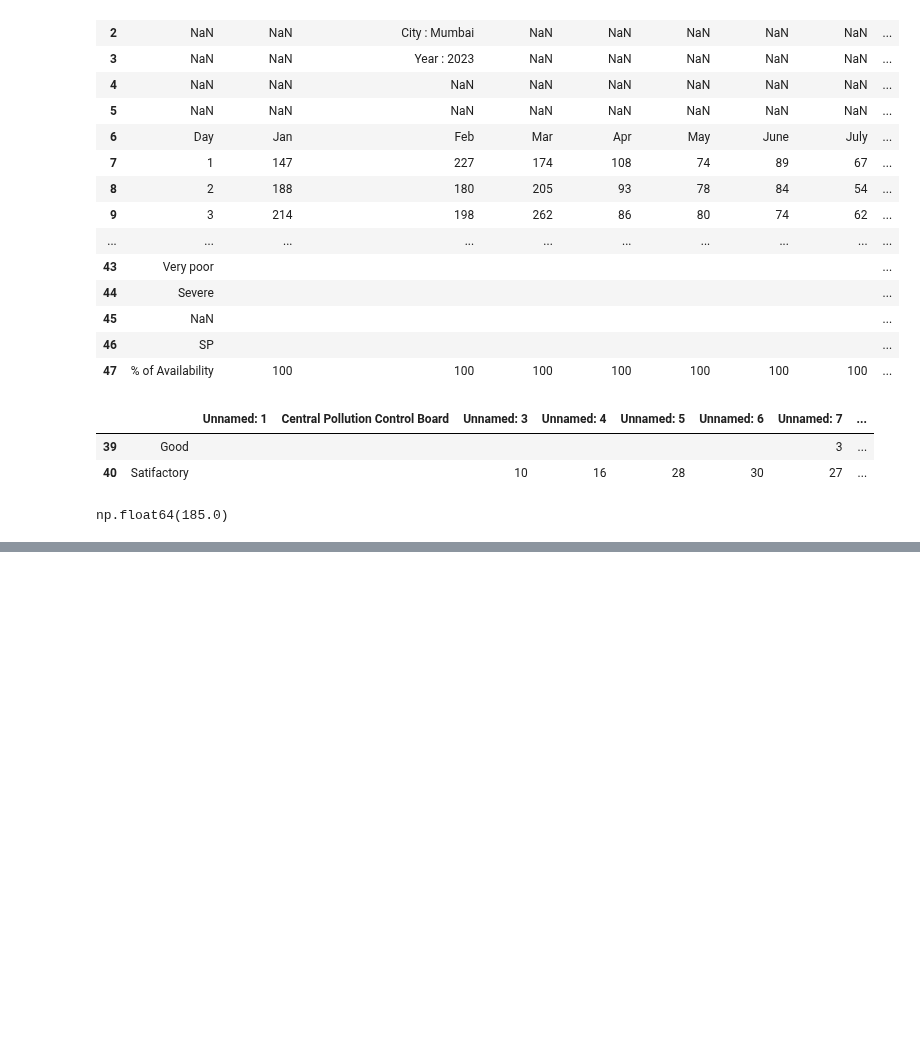
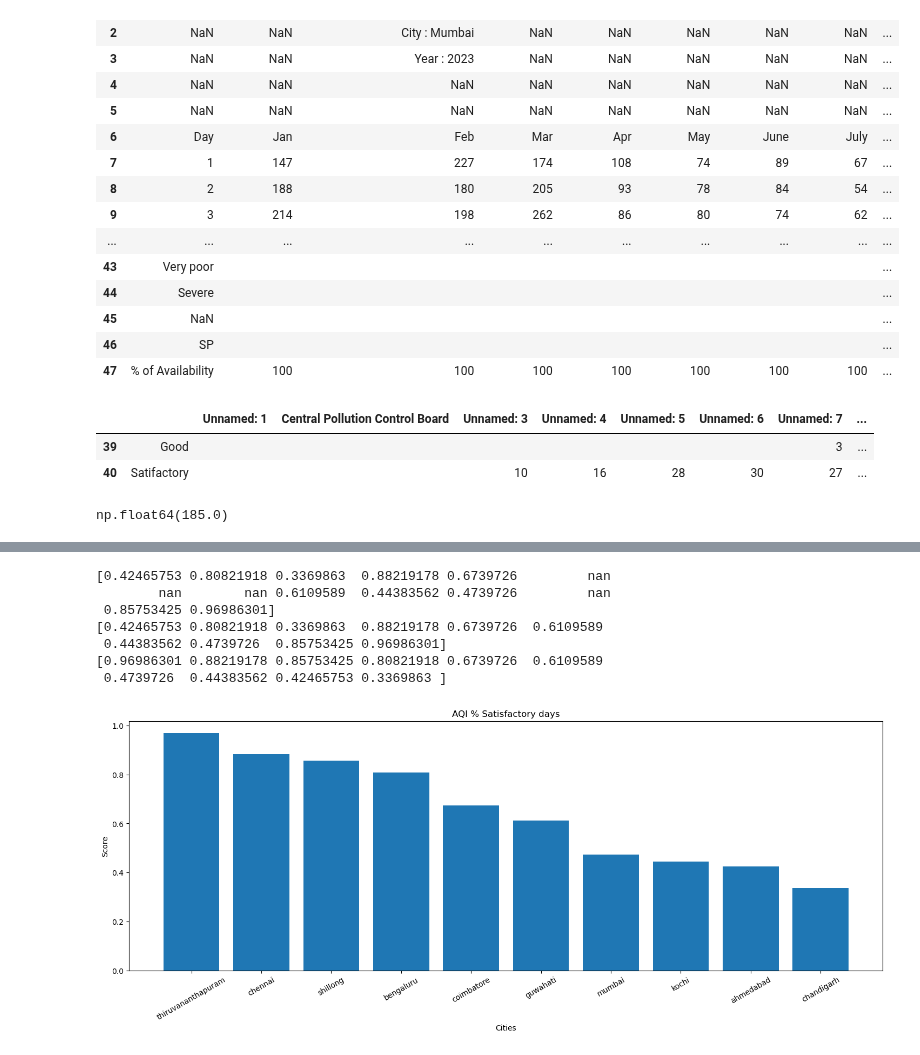
Before and after one commit to silverstone-git/aqi-analysis, a Jupyter notebook: aqi.ipynb, the cells around one changed output, grey strips where cells are left out. Cells and saved outputs as stored; diff of their text form; code cells hidden in the pictures; blank space fills up the shorter version.

```diff
--- a/aqi.ipynb
+++ b/aqi.ipynb
@@ -203,0 +250,11 @@ res_data
+# %%
+plot_aqi(2022, cities, res_data)
+# %% [output]
+[0.42465753 0.80821918 0.3369863  0.88219178 0.6739726         nan
+        nan        nan 0.6109589  0.44383562 0.4739726         nan
+ 0.85753425 0.96986301]
+[0.42465753 0.80821918 0.3369863  0.88219178 0.6739726  0.6109589
+ 0.44383562 0.4739726  0.85753425 0.96986301]
+[0.96986301 0.88219178 0.85753425 0.80821918 0.6739726  0.6109589
+ 0.4739726  0.44383562 0.42465753 0.3369863 ]
+[figure, added]
```
Also changed, not shown: parts of 26 cells of this notebook.
